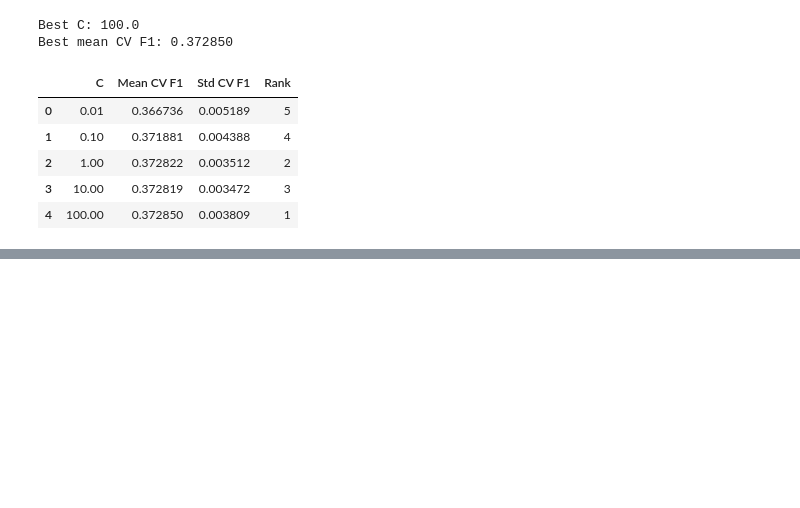
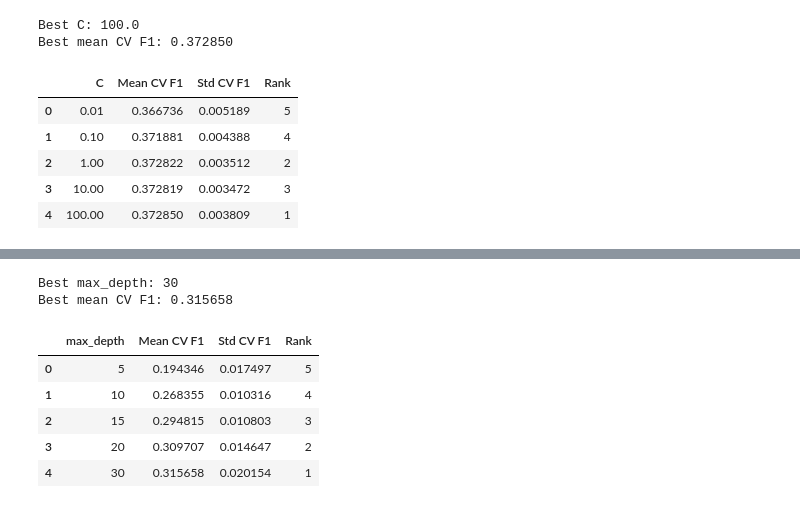
Before and after one commit to ajcoolninja/classical-ml-classification, a Jupyter notebook: notebooks/03_modeling.ipynb, the cells around one changed output, grey strips where cells are left out. Cells and saved outputs as stored; diff of their text form; code cells hidden in the pictures; blank space fills up the shorter version.

```diff
--- a/notebooks/03_modeling.ipynb
+++ b/notebooks/03_modeling.ipynb
@@ -231,0 +330,46 @@ Best mean CV F1: 0.372850
+# %%
+normal_forest_pipeline = clone(pipelines['random_forest_normal'])
+normal_forest_pipeline.set_params(model__n_estimators=300)
+
+# Tune the normal random forest while keeping n_estimators fixed at 300.
+forest_param_grid = {
+    'model__max_depth': [5, 10, 15, 20, 30]
+}
+
+forest_grid_search = GridSearchCV(
+    estimator=normal_forest_pipeline,
+    param_grid=forest_param_grid,
+    scoring='f1',
+    cv=cv,
+    n_jobs=-1,
+    refit=True,
+    return_train_score=False
+)
+
+# The test set remains untouched during tuning.
+forest_grid_search.fit(X_train, y_train)
+
+forest_results = pd.DataFrame(forest_grid_search.cv_results_)[[
+    'param_model__max_depth',
+    'mean_test_score',
+    'std_test_score',
+    'rank_test_score'
+]].rename(columns={
+    'param_model__max_depth': 'max_depth',
+    'mean_test_score': 'Mean CV F1',
+    'std_test_score': 'Std CV F1',
+    'rank_test_score': 'Rank'
+}).sort_values('max_depth')
+
+print(f"Best max_depth: {forest_grid_search.best_params_['model__max_depth']}")
+print(f"Best mean CV F1: {forest_grid_search.best_score_:.6f}")
+forest_results
+# %% [output]
+Best max_depth: 30
+Best mean CV F1: 0.315658
+|  | max_depth | Mean CV F1 | Std CV F1 | Rank |
+| 0 | 5 | 0.194346 | 0.017497 | 5 |
+| 1 | 10 | 0.268355 | 0.010316 | 4 |
+| 2 | 15 | 0.294815 | 0.010803 | 3 |
+| 3 | 20 | 0.309707 | 0.014647 | 2 |
+| 4 | 30 | 0.315658 | 0.020154 | 1 |
```
Also changed, not shown: parts of 9 cells of this notebook, 1 other file.
